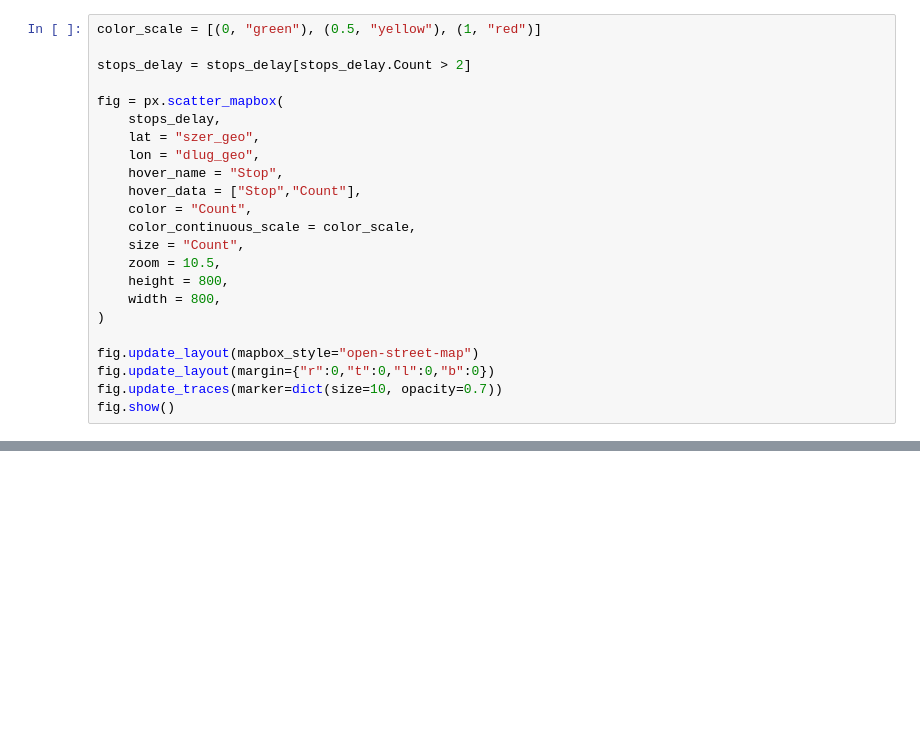
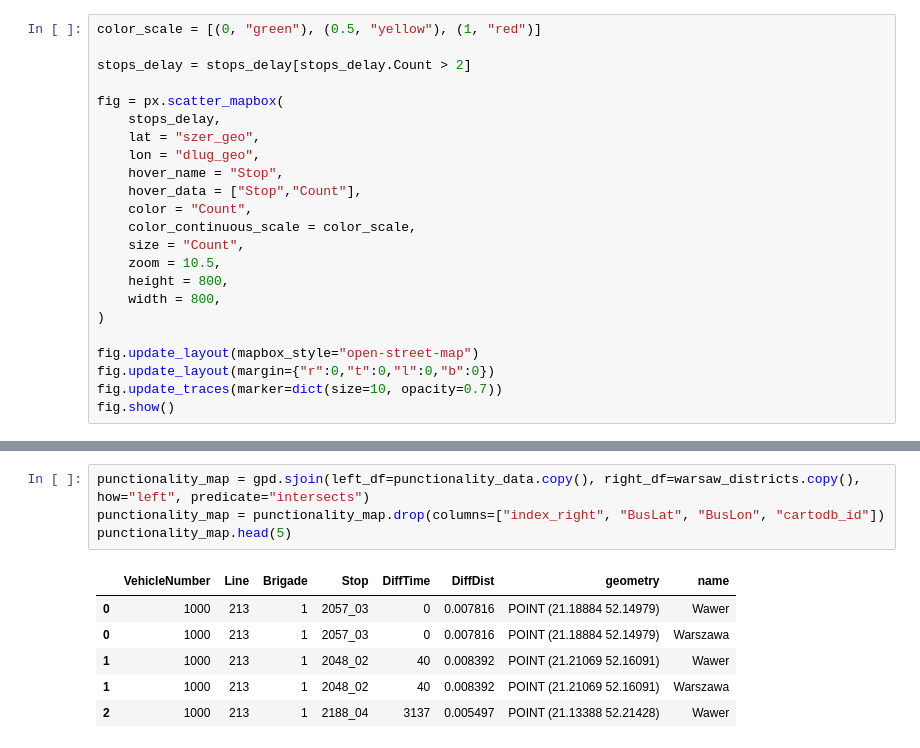
Before and after one commit to Pasieczynsky/warsaw_bus_analysis, a Jupyter notebook: punctuality_analise.ipynb, the cells around one changed output, grey strips where cells are left out. Saved outputs shown, nothing was run; the diff lists cells and outputs as text; blank space fills up the shorter version.

```diff
--- a/punctuality_analise.ipynb
+++ b/punctuality_analise.ipynb
@@ -212,0 +239,11 @@ fig.show()
+# %%
+punctionality_map = gpd.sjoin(left_df=punctionality_data.copy(), right_df=warsaw_districts.copy(), how="left", predicate="intersects")
+punctionality_map = punctionality_map.drop(columns=["index_right", "BusLat", "BusLon", "cartodb_id"])
+punctionality_map.head(5)
+# %% [output]
+|  | VehicleNumber | Line | Brigade | Stop | DiffTime | DiffDist | geometry | name |
+| 0 | 1000 | 213 | 1 | 2057_03 | 0 | 0.007816 | POINT (21.18884 52.14979) | Wawer |
+| 0 | 1000 | 213 | 1 | 2057_03 | 0 | 0.007816 | POINT (21.18884 52.14979) | Warszawa |
+| 1 | 1000 | 213 | 1 | 2048_02 | 40 | 0.008392 | POINT (21.21069 52.16091) | Wawer |
+| 1 | 1000 | 213 | 1 | 2048_02 | 40 | 0.008392 | POINT (21.21069 52.16091) | Warszawa |
+| 2 | 1000 | 213 | 1 | 2188_04 | 3137 | 0.005497 | POINT (21.13388 52.21428) | Wawer |
```
Also changed, not shown: parts of 5 cells of this notebook, 1 other file.
